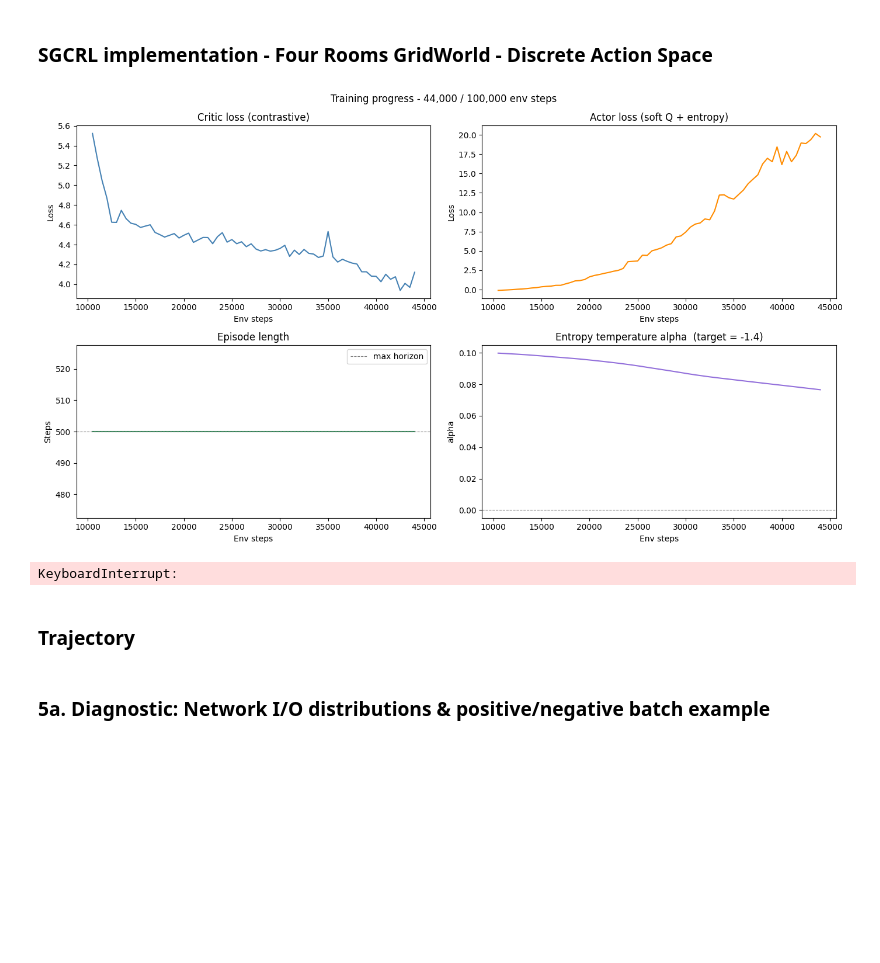
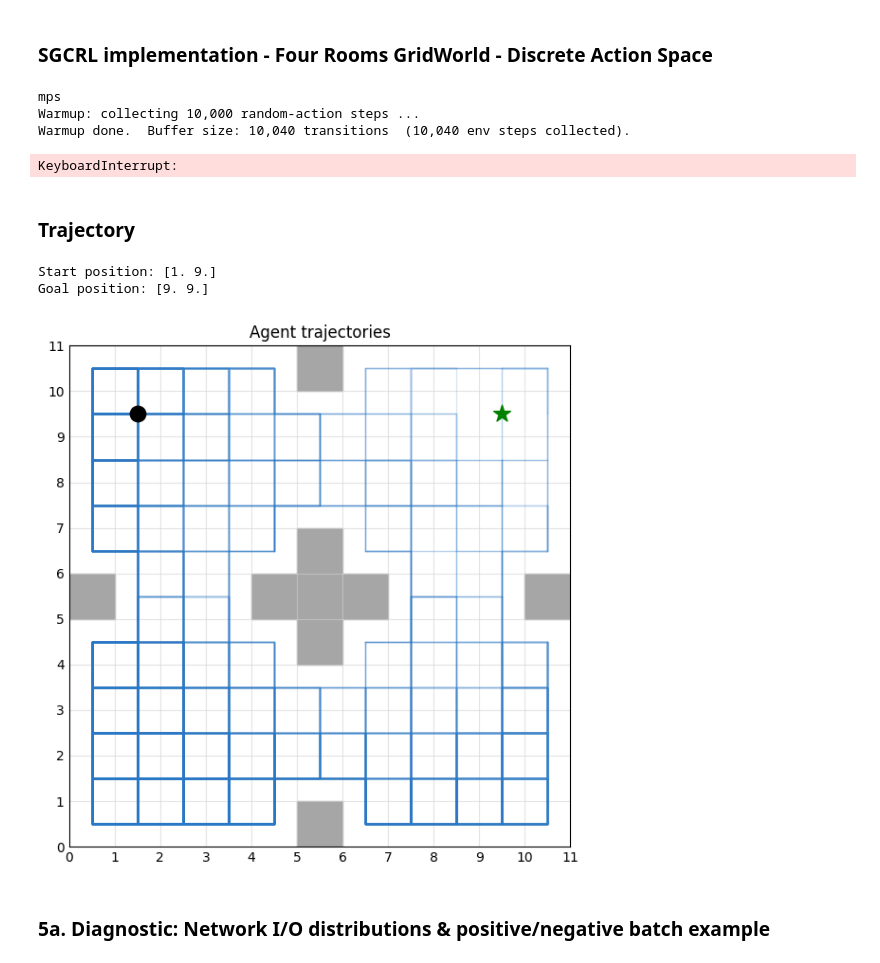
Before and after one commit to tanjun8802/MSc_Dissertation, a Jupyter notebook: src/experiments/SGCRL_GridWorld4Rooms_Discrete.ipynb, the cells around one changed output. Cells and saved outputs as stored; diff of their text form; code cells hidden in the pictures; blank space fills up the shorter version.

Commit message:
write q table and plot trajectory in functions, but it is still behaving badly

```diff
--- a/src/experiments/SGCRL_GridWorld4Rooms_Discrete.ipynb
+++ b/src/experiments/SGCRL_GridWorld4Rooms_Discrete.ipynb
@@ -160,7 +160,7 @@ def actor_policy(obs_t):
     mask_t = torch.tensor(mask_np, dtype=torch.bool, device=DEVICE).unsqueeze(0)  # [1,4]
 
     with torch.no_grad():
-        action, _, _ = actor.sample_action(obs_tensor, goal_batch, valid_mask=mask_t)
+        action, _, _ = actor.sample_action(obs_tensor, goal_batch)
 
     return int(action.item())
 
@@ -235,7 +235,7 @@ while total_env_steps < TOTAL_ENV_STEPS:
         dis_actions_picked = onehot_encode_action(action_sampled, num_actions=4)
         valid_mask = compute_valid_action_mask_batch(obs, env_train.unwrapped, DEVICE)
 
-        action_sampled, log_prob, _ = actor.sample_action(obs, goals, valid_mask=valid_mask)
+        action_sampled, log_prob, _ = actor.sample_action(obs, goals)
 
         phi_sa_act = phi_target(torch.cat([obs, dis_actions_picked], dim=-1))  # frozen target
         psi_g_act = psi_target(goals)                                      # frozen target
@@ -305,60 +305,77 @@ print(f"Total env steps: {total_env_steps:,} | Online gradient updates: {grad_st
 print(f"Replay buffer size: {replay_buffer.stats()['size']:,}")
 print(f"Final alpha: {log_alpha.exp().item():.6f} | Final mean entropy: {(-log_prob.detach()).mean().item():.4f}")
 # %% [output]
-[figure, removed]
-KeyboardInterrupt:
+mps
+Warmup: collecting 10,000 random-action steps ...
+Warmup done.  Buffer size: 10,040 transitions  (10,040 env steps collected).
+KeyboardInterrupt:
 # %% [markdown]
 ### Trajectory
 # %%
+import numpy as np
 import matplotlib.pyplot as plt
 from matplotlib.patches import Rectangle
 
+
 def plot_trajectory_map(env, trajectory_history, goal_position=None, title="Agent trajectories"):
+    env_core = env.unwrapped
+    grid_size = env_core.grid_size
+    blocked_cells = env_core._blocked_cells
+
     fig, ax = plt.subplots(figsize=(6, 6))
-
-    grid_size = env.unwrapped.grid_size
-    blocked_cells = env.unwrapped._blocked_cells
-
-    # Background
     ax.set_facecolor("white")
 
     # Draw walls
     for (x, y) in blocked_cells:
-        ax.add_patch(Rectangle((x, y), 1, 1, color="0.65"))
+        ax.add_patch(
+            Rectangle((x, y), 1.0, 1.0, facecolor="0.65", edgecolor="0.65", zorder=1)
+        )
 
-    # Draw trajectories
+    # Draw trajectories at cell centres
     for traj in trajectory_history:
         if traj is None or len(traj) < 2:
             continue
-        traj = np.asarray(traj)
-        ax.plot(traj[:, 0], traj[:, 1], color="#2a78c5", alpha=0.18, linewidth=1.0)
+
+        traj = np.asarray(traj, dtype=np.float32)
+
+        xs = traj[:, 0] + 0.5
+        ys = traj[:, 1] + 0.5
+
+        ax.plot(xs, ys, color="#2a78c5", alpha=0.18, linewidth=1.0, zorder=3)
 
     # Draw initial state of first visible trajectory
     if len(trajectory_history) > 0 and len(trajectory_history[0]) > 0:
-        start = trajectory_history[0][0]
+        start = np.asarray(trajectory_history[0][0], dtype=np.float32)
         print("Start position:", start)
-        ax.scatter(start[0], start[1], s=140, c="black", zorder=5)
+        ax.scatter(start[0] + 0.5, start[1] + 0.5, s=140, c="black", zorder=5)
 
     # Draw goal
     if goal_position is None:
-        goal_position = env_train.goal_position if hasattr(env_train, "goal_position") else None
+        goal_position = env.goal_position if hasattr(env, "goal_position") else None
 
     if goal_position is not None:
         goal = np.asarray(goal_position, dtype=np.float32)
         print("Goal position:", goal)
-        ax.scatter(goal[0], goal[1], s=180, c="green", marker="*", zorder=6)
+        ax.scatter(goal[0] + 0.5, goal[1] + 0.5, s=180, c="green", marker="*", zorder=6)
 
     ax.set_xlim(0, grid_size)
     ax.set_ylim(0, grid_size)
     ax.set_aspect("equal")
-    ax.set_xticks([])
-    ax.set_yticks([])
+    ax.set_xticks(np.arange(0, grid_size + 1, 1))
+    ax.set_yticks(np.arange(0, grid_size + 1, 1))
+    ax.grid(color="lightgray", linewidth=0.8, alpha=0.6)
+    ax.tick_params(length=0)
     ax.set_title(title)
+
     plt.tight_layout()
     plt.show()
 
 
 plot_trajectory_map(env_train, trajectory_history, title="Agent trajectories", goal_position=None)
+# %% [output]
+Start position: [1. 9.]
+Goal position: [9. 9.]
+[figure, added]
 # %% [markdown]
 ### 5a. Diagnostic: Network I/O distributions & positive/negative batch example
 # %%
```
Also changed, not shown: parts of 6 cells of this notebook, 2 other files.
